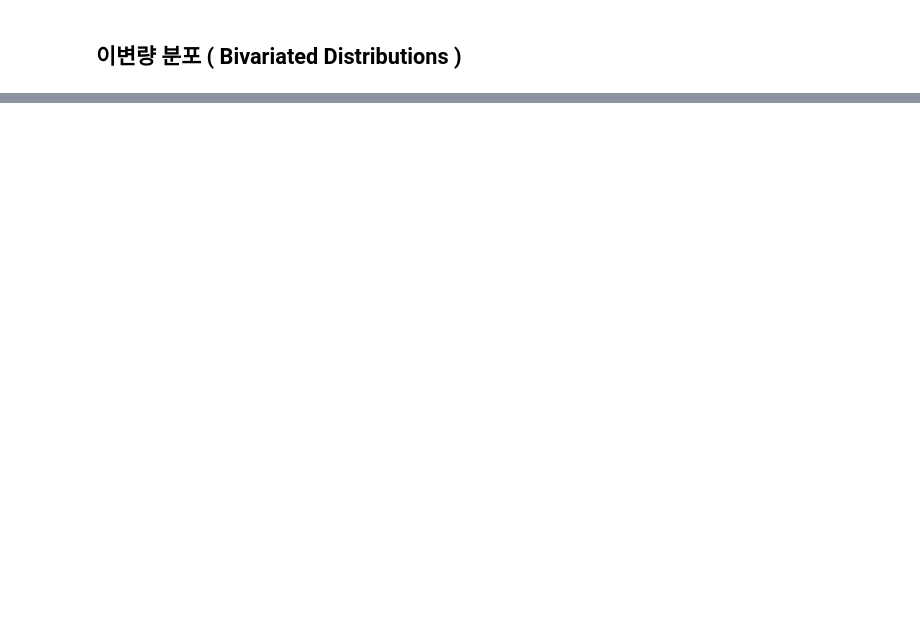
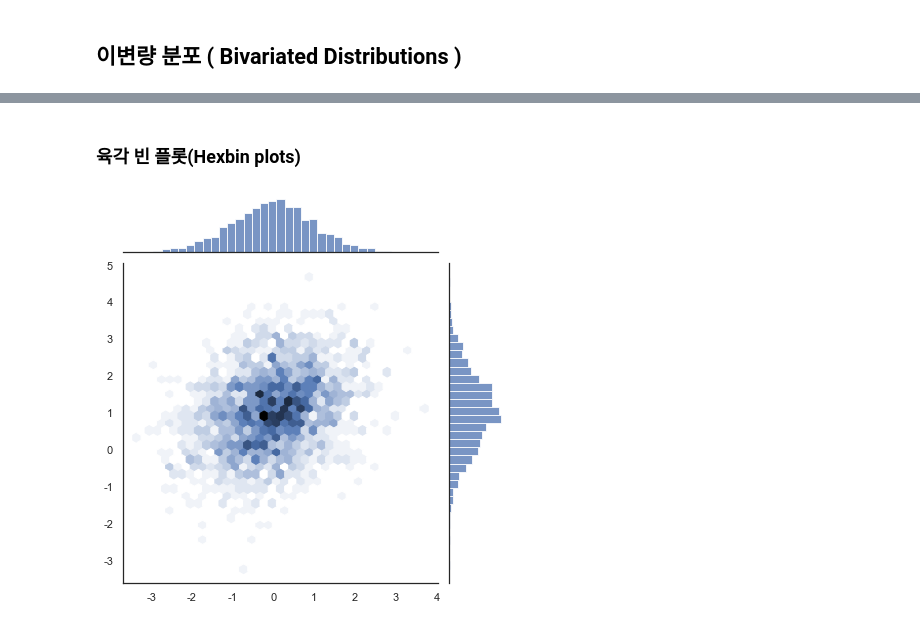
Before and after one commit to unknown-jun/Data-Visualization, a Jupyter notebook: seaborn/S04. Distribution Visualization.ipynb, the cells around one changed output, grey strips where cells are left out. Drawn from its saved outputs; the diff is of its cells as text; code cells hidden in the pictures; blank space fills up the shorter version.

```diff
--- a/seaborn/S04. Distribution Visualization.ipynb
+++ b/seaborn/S04. Distribution Visualization.ipynb
@@ -83,0 +88,8 @@ sns.distplot(x, kde=False, fit=stats.gamma);
+# %%
+mean = [0,1]
+cov = [(1, .3), (.3, 1)]
+
+data = np.random.multivariate_normal(mean, cov, 200)
+df = pd.DataFrame(data=data, columns=['x','y'])
+
+sns.jointplot(x='x', y='y',data=df);
@@ -83,0 +98,8 @@ sns.distplot(x, kde=False, fit=stats.gamma);
+# %% [markdown]
+### 육각 빈 플롯(Hexbin plots)
+# %%
+x, y = np.random.multivariate_normal(mean, cov, 2000).T
+with sns.axes_style("white"):
+    sns.jointplot(x=x, y=y, kind='hex');
+# %% [output]
+[figure, added]
```
Also changed, not shown: parts of 19 cells of this notebook.
